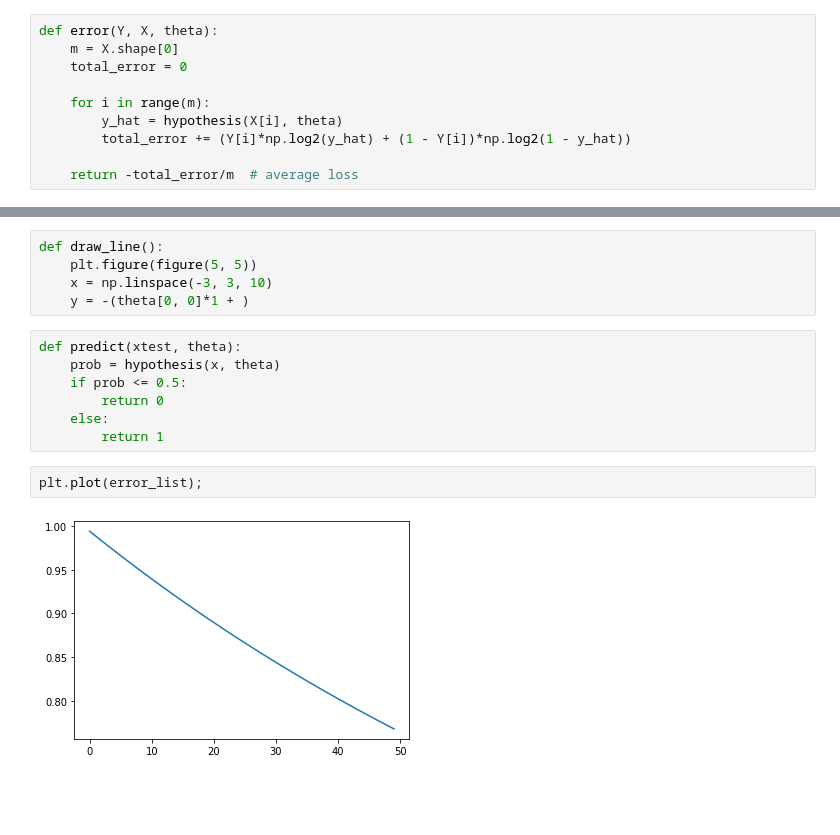
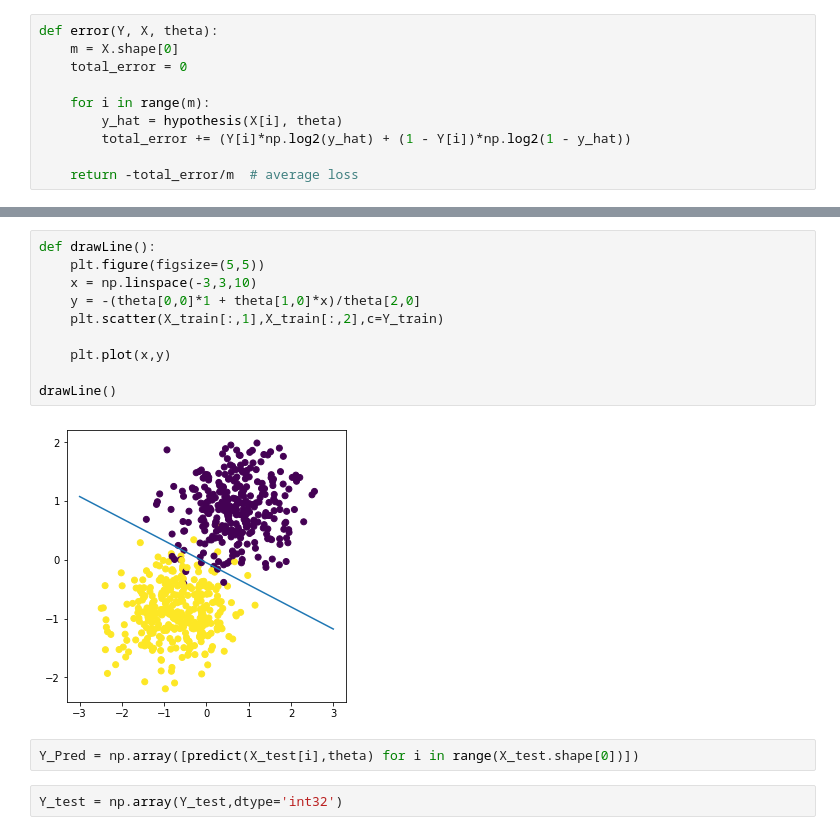
Before and after one commit to macabdul9/ml-cb, a Jupyter notebook: L05-Logistic-Regression/logistic-regression.ipynb, the cells around one changed output, grey strips where cells are left out. Drawn from its saved outputs; the diff is of its cells as text; blank space fills up the shorter version.

```diff
--- a/L05-Logistic-Regression/logistic-regression.ipynb
+++ b/L05-Logistic-Regression/logistic-regression.ipynb
@@ -138,16 +163,16 @@ array([[ 0.04960056],
 # %%
-def draw_line():
-    plt.figure(figure(5, 5))
-    x = np.linspace(-3, 3, 10)
-    y = -(theta[0, 0]*1 + )
+def drawLine():
+    plt.figure(figsize=(5,5))
+    x = np.linspace(-3,3,10)
+    y = -(theta[0,0]*1 + theta[1,0]*x)/theta[2,0]
+    plt.scatter(X_train[:,1],X_train[:,2],c=Y_train)
+
+    plt.plot(x,y)
+
+drawLine()
+# %% [output]
+[figure, added]
-# %%
-def predict(xtest, theta):
-    prob = hypothesis(x, theta)
-    if prob <= 0.5:
-        return 0
-    else:
-        return 1
-# %%
-plt.plot(error_list);
-# %% [output]
-[figure, removed]
+# %%
+Y_Pred = np.array([predict(X_test[i],theta) for i in range(X_test.shape[0])])
+# %%
+Y_test = np.array(Y_test,dtype='int32')
```
Also changed, not shown: parts of 18 cells of this notebook, 1 other file.
